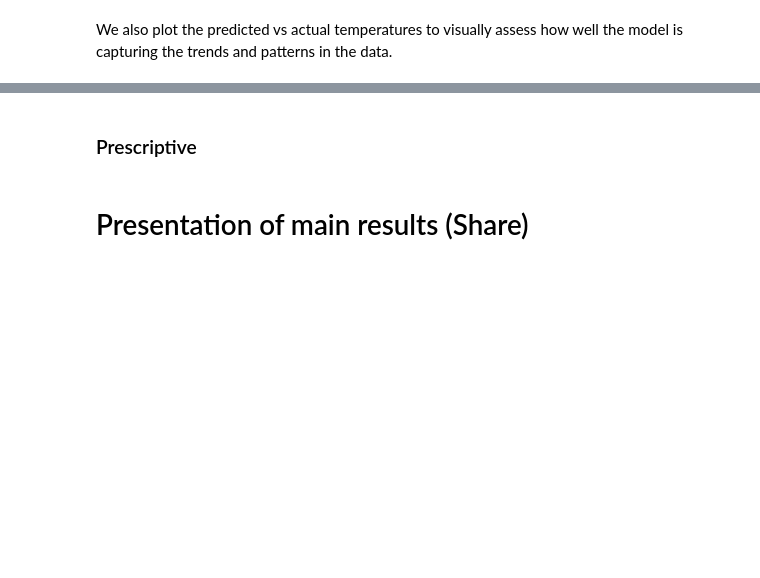
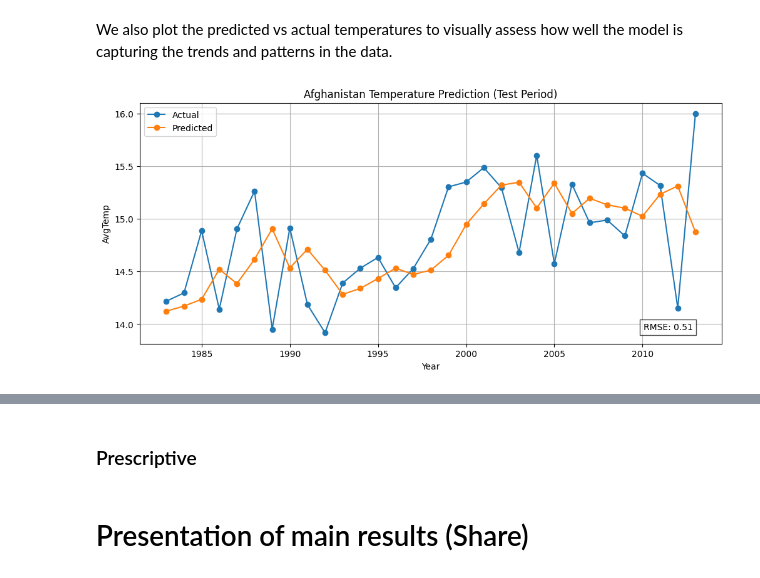
Before and after one commit to tempestormX/sc3021, a Jupyter notebook: SC3021_FDAG_T13.ipynb, the cells around one changed output, grey strips where cells are left out. Saved outputs shown, nothing was run; the diff lists cells and outputs as text; code cells hidden in the pictures; blank space fills up the shorter version.

```diff
--- a/SC3021_FDAG_T13.ipynb
+++ b/SC3021_FDAG_T13.ipynb
@@ -4911,26 +5007,28 @@ print("Test R2:", r2)
 # %% [markdown]
 We also plot the predicted vs actual temperatures to visually assess how well the model is capturing the trends and patterns in the data.
 # %%
-target_country = "Singapore"
+target_country = "Afghanistan"
 
 # Get indices of test samples for the target country
 indices = [i for i, c in enumerate(country_test) if c == target_country]
 
 # Extract the years, true values, and predictions for this country
 years_c = year_test_all[indices]
 y_true_c = y_test_real[indices]
 y_pred_c = y_pred_real[indices]
 rmse_c = np.sqrt(mean_squared_error(y_true_c, y_pred_c))
 
 plt.figure(figsize=(12,5))
 plt.plot(years_c, y_true_c, label="Actual", marker='o')
 plt.plot(years_c, y_pred_c, label="Predicted", marker='o')
 plt.title(f"{target_country} Temperature Prediction (Test Period)")
 plt.text(0.95, 0.05, f"RMSE: {rmse_c:.2f}", fontsize=10, ha='right', va='bottom',
          transform=plt.gca().transAxes, bbox=dict(facecolor='white', alpha=0.7, edgecolor='black'))
 plt.xlabel("Year")
 plt.ylabel("AvgTemp")
 plt.legend()
 plt.grid()
 
 plt.show()
+# %% [output]
+[figure, added]
```
Also changed, not shown: parts of 27 cells of this notebook.
